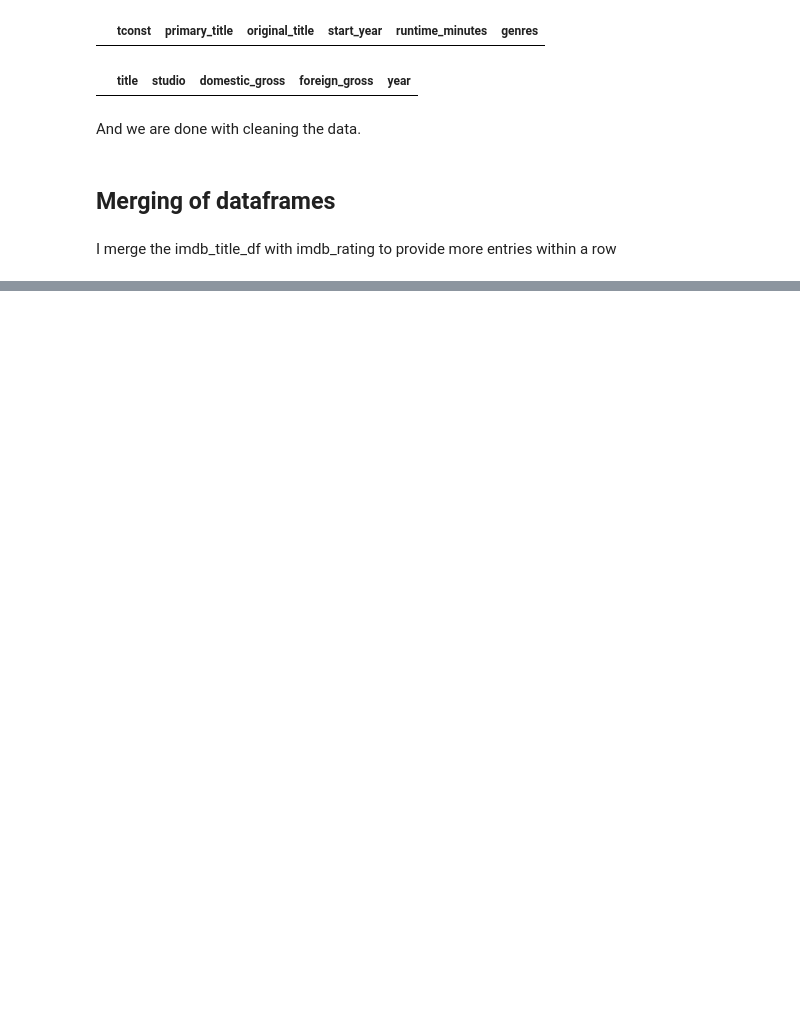
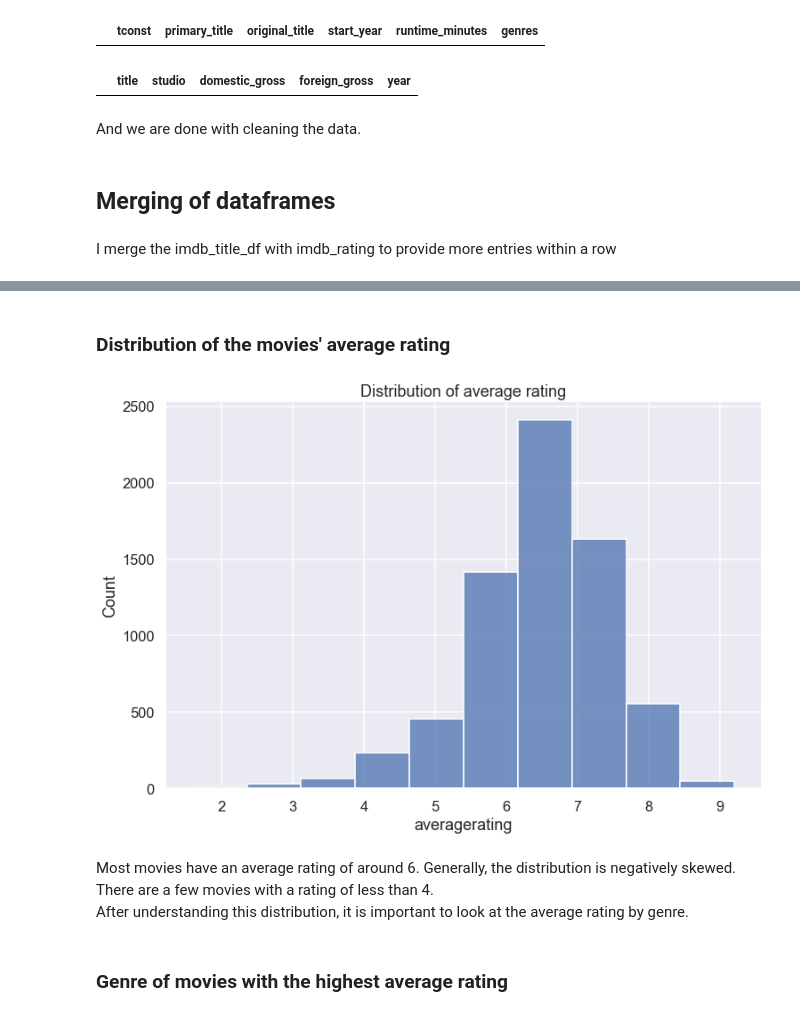
Before and after one commit to jonvis23/dsc-phase-1-project, a Jupyter notebook: student.ipynb, the cells around one changed output, grey strips where cells are left out. Drawn from its saved outputs; the diff is of its cells as text; code cells hidden in the pictures; blank space fills up the shorter version.

```diff
--- a/student.ipynb
+++ b/student.ipynb
@@ -389,0 +564,14 @@ joined_imdb_df.head(10)
+# %% [markdown]
+### Distribution of the movies' average rating
+# %%
+#histogram showing the average rating distribution
+fig, ax = plt.subplots(figsize=(12,8))
+sns.histplot(movies['averagerating'], bins= 10, ax=ax)
+ax.set_title('Distribution of average rating');
+# %% [output]
+[figure, added]
+# %% [markdown]
+Most movies have an average rating of around 6. Generally, the distribution is negatively skewed. There are a few movies with a rating of less than 4.<br>
+After understanding this distribution, it is important to look at the average rating by genre.
+# %% [markdown]
+### Genre of movies with the highest average rating
```
Also changed, not shown: parts of 51 cells of this notebook.
